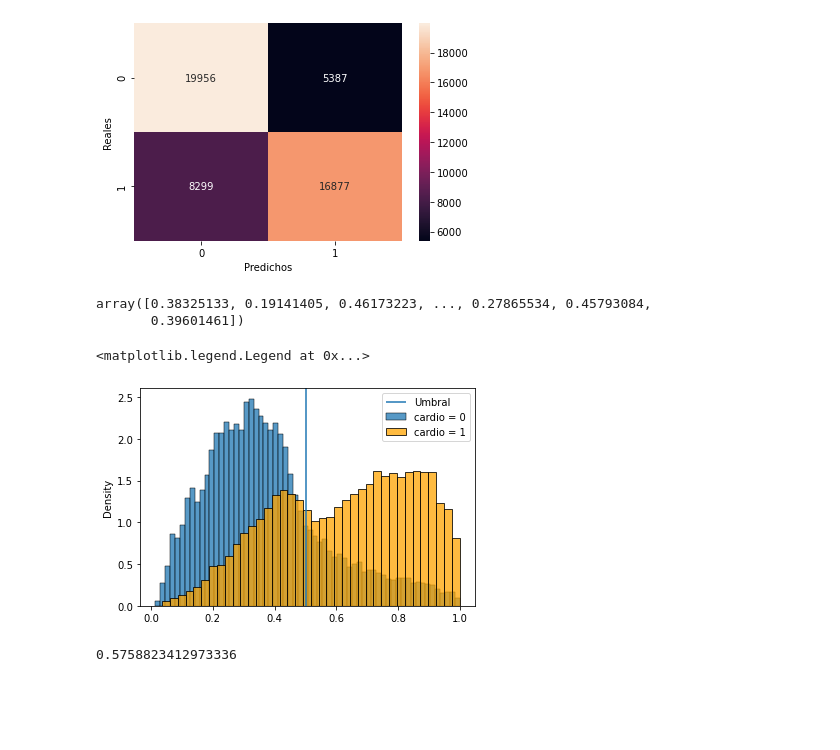
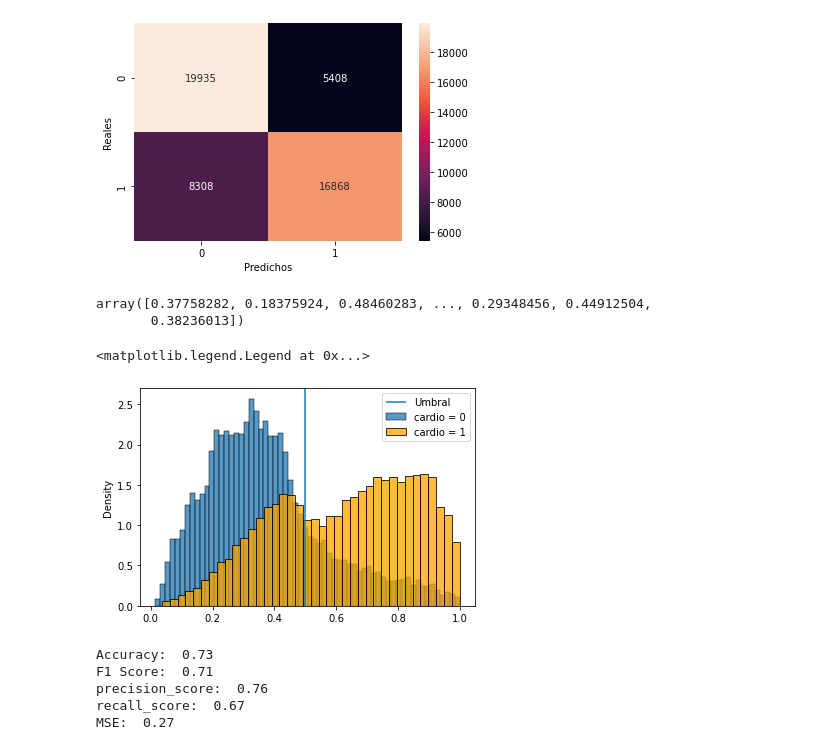
Before and after one commit to javisrv/Cardiovascular_event_prediction, a Jupyter notebook: scripts/RL.ipynb, the cells around one changed output. Drawn from its saved outputs; the diff is of its cells as text; code cells hidden in the pictures; blank space fills up the shorter version.

```diff
--- a/scripts/RL.ipynb
+++ b/scripts/RL.ipynb
@@ -110,7 +114,7 @@ col_names = [categoricals[i] + '_' + enc.categories_[i] for i in range(len(categ
                                                                  #range(len(categoricals)) = 0 a 6
 col_names_drop_first = [sublist[i] for sublist in col_names for i in range(len(sublist)) if i != 0]
 dummies_df.columns = col_names_drop_first
-variables_numericas = ["height", "weight", "AgeinYr", "ap_hi", "ap_lo", "bmi", "fram", "esc"]
+variables_numericas = ["AgeinYr", "ap_hi", "ap_lo", "bmi", "fram", "esc"]
 data_numerica = data[variables_numericas]
 data_final = pd.concat([dummies_df, data_numerica,data["cardio"]], axis = 1)
 data_final.head()
@@ -126,6 +130,8 @@ data_final.head()
 # %%
 X = data_final.drop("cardio", axis = 1)
 y = data_final["cardio"]
+# %%
+logistic_regression = LogisticRegression()
 # %%
 # We separate the training data from the test data
 X_train, X_test, y_train, y_test = train_test_split(X, y, stratify=y, random_state = 0)
@@ -135,5 +141,8 @@ scaler = StandardScaler()
 X_train_std = scaler.fit_transform(X_train)
 X_test_std = scaler.transform(X_test)
 # %%
-lr = LogisticRegression()
-lr.fit(X_train_std, y_train)
+logistic_regression.fit(X_train_std, y_train)
+
+
+y_train_pred = logistic_regression.predict(X_train_std)
+y_test_pred = logistic_regression.predict(X_test_std)
@@ -153,21 +158,33 @@ plt.ylabel('Reales')
 Text(33.0, 0.5, 'Reales')
 [figure]
 # %%
-lr.predict_proba(X_train_std[y_train==0])[:,1]
+logistic_regression.predict_proba(X_train_std[y_train==0])[:,1]
 # %% [output]
-array([0.38325133, 0.19141405, 0.46173223, ..., 0.27865534, 0.45793084,
-       0.39601461])
+array([0.37758282, 0.18375924, 0.48460283, ..., 0.29348456, 0.44912504,
+       0.38236013])
 # %%
 # Histograma de probabilidades
-sns.histplot(data = lr.predict_proba(X_train_std[y_train==0])[:,1], stat = 'density')
-sns.histplot(data = lr.predict_proba(X_train_std[y_train==1])[:,1], stat = 'density', color = 'orange')
+sns.histplot(data = logistic_regression.predict_proba(X_train_std[y_train==0])[:,1], stat = 'density')
+sns.histplot(data = logistic_regression.predict_proba(X_train_std[y_train==1])[:,1], stat = 'density', color = 'orange')
 ylim = plt.ylim()
 plt.vlines(0.5, ylim[0], ylim[1])
 plt.ylim(ylim)
 plt.legend(['Umbral', 'cardio = 0', 'cardio = 1'])
 # %% [output]
 <matplotlib.legend.Legend at 0x...>
-[figure, old version]
+[figure, new version]
+# %%
+print("Accuracy: ", accuracy_score(y_test, y_test_pred).round(2))
+print("F1 Score: ", f1_score(y_test, y_test_pred).round(2))
+print('precision_score: ', precision_score(y_test, y_test_pred).round(2))
+print('recall_score: ', recall_score(y_test, y_test_pred).round(2))
+print('MSE: ', mean_squared_error(y_test, y_test_pred).round(3))
+# %% [output]
+Accuracy:  0.73
+F1 Score:  0.71
+precision_score:  0.76
+recall_score:  0.67
+MSE:  0.27
 # %%
 #Dada la naturaleza del probelma, conviene utilizar una estrategia que impida clasificar como pacientes sanos a aquellos que están en riesgo.
 # %%
@@ -177,4 +192,0 @@ y_pred_train = probs > umbral
-# %%
-accuracy_score(y_train, y_pred_train)
-# %% [output]
-0.5758823412973336
```
Also changed, not shown: parts of 14 cells of this notebook, 8 other files.
